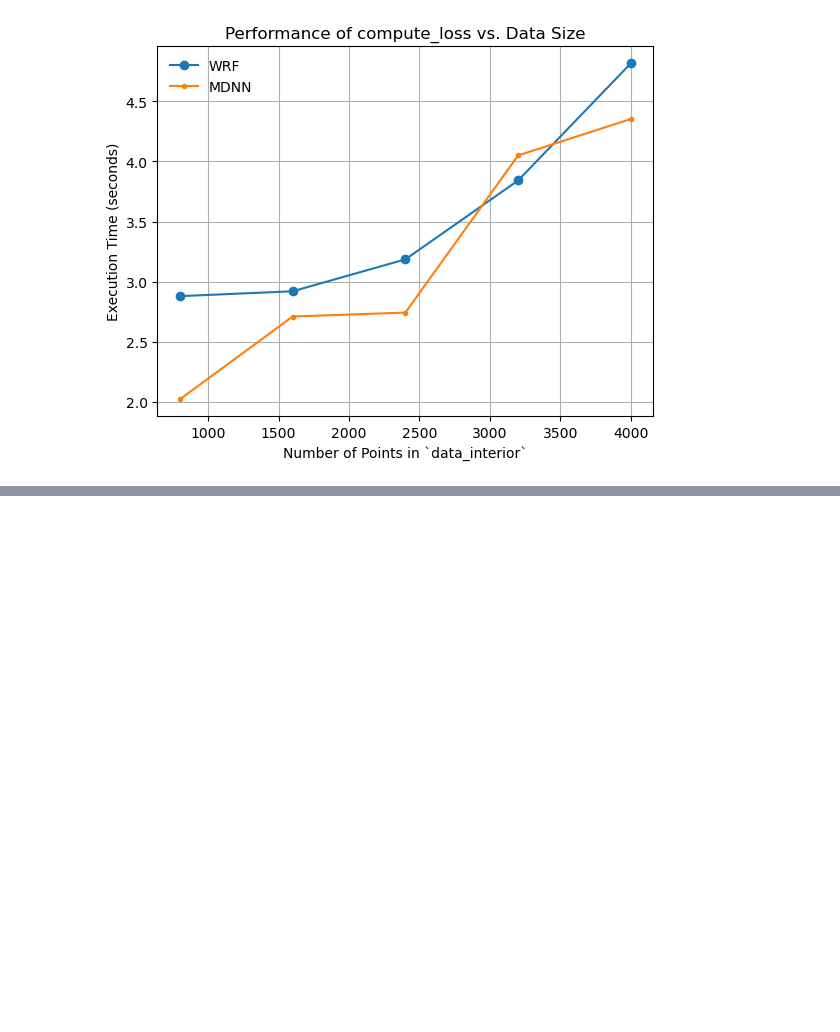
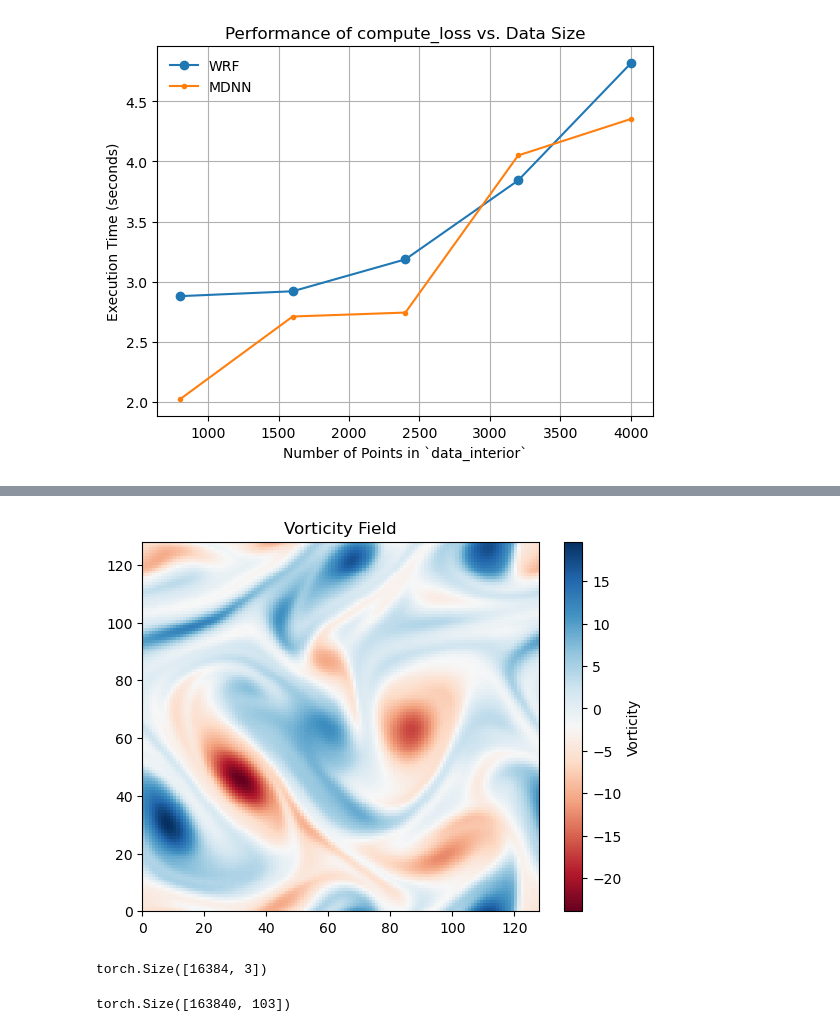
Before and after one commit to ChristianJzB/Projects, a Jupyter notebook: Deep_Solvers/Inverse_Problems/Navier-Stokes/Navier-Stokes.ipynb, the cells around one changed output, grey strips where cells are left out. Drawn from its saved outputs; the diff is of its cells as text; code cells hidden in the pictures; blank space fills up the shorter version.

```diff
--- a/Deep_Solvers/Inverse_Problems/Navier-Stokes/Navier-Stokes.ipynb
+++ b/Deep_Solvers/Inverse_Problems/Navier-Stokes/Navier-Stokes.ipynb
@@ -1095,0 +1172,11 @@ class dgala(torch.nn.Module):
+# %%
+solver = VorticitySolver2D(N=128, L=1, T=2.0, nu=1e-2, dt=5e-4,num_sol=200, method='CN')
+
+results = solver.run_simulation( vorticity_field.cpu().numpy())
+# %%
+plt.pcolormesh(results[-3], cmap="RdBu")
+plt.colorbar(label="Vorticity")
+plt.title("Vorticity Field")
+plt.show()
+# %% [output]
+[figure, added]
@@ -1095,0 +1237,8 @@ class dgala(torch.nn.Module):
+# %%
+initial_points.shape
+# %% [output]
+torch.Size([16384, 3])
+# %%
+data_set_preparing(initial_points,theta).shape
+# %% [output]
+torch.Size([163840, 103])
```
Also changed, not shown: parts of 45 cells of this notebook, 21 other files.
